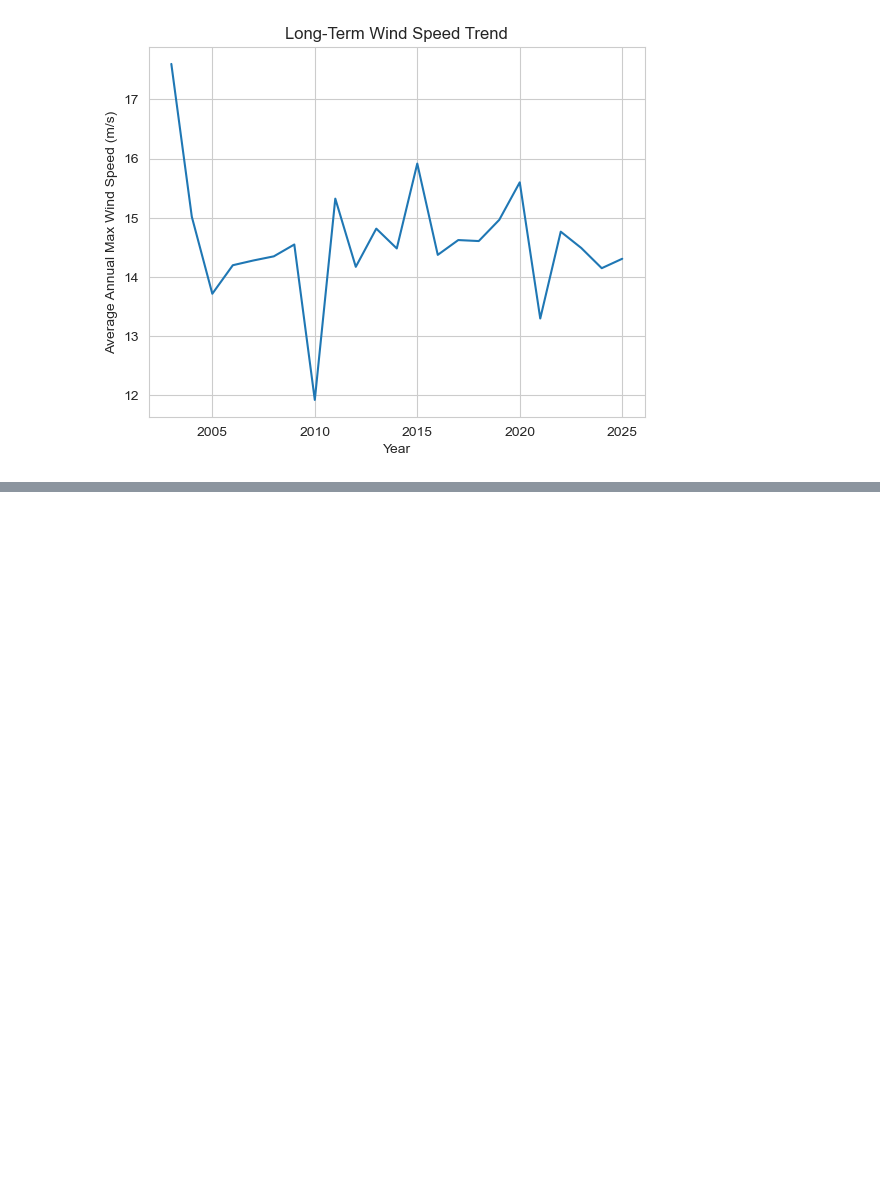
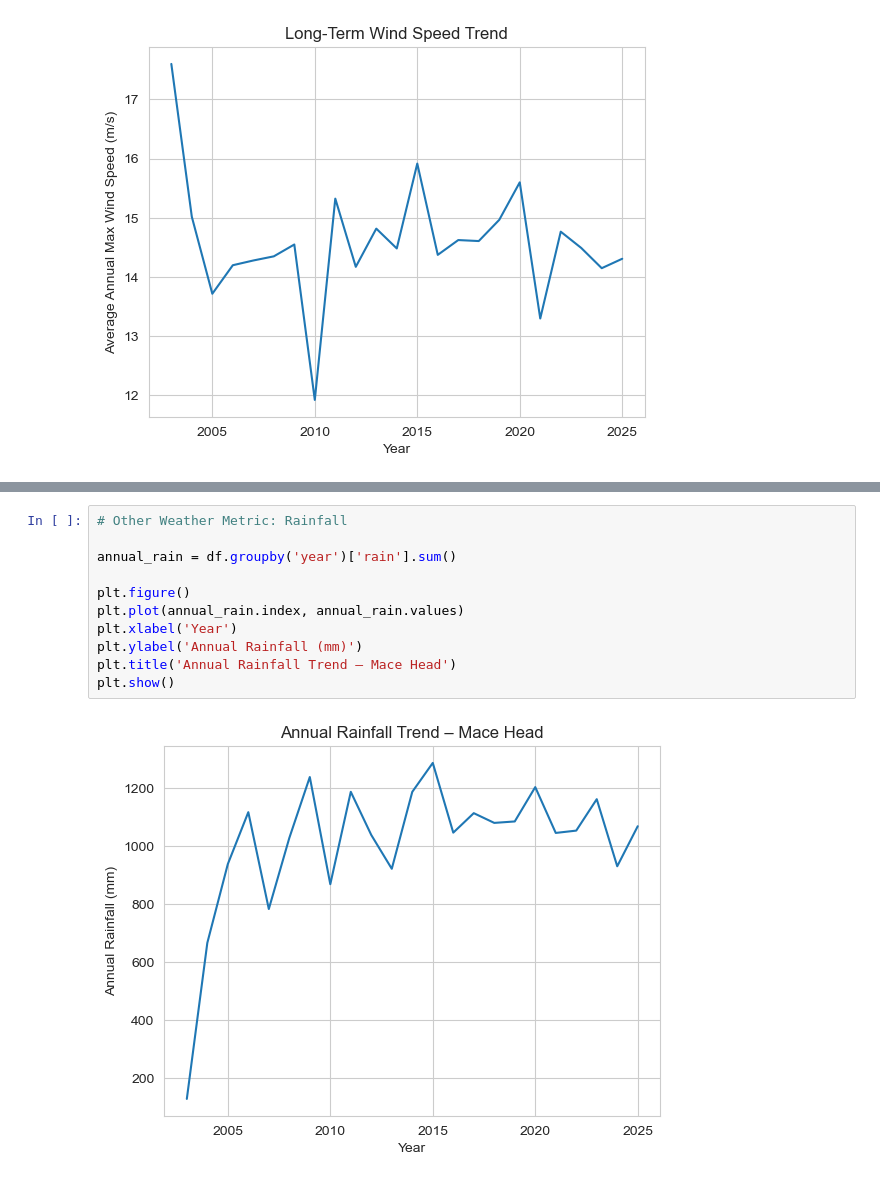
Before and after one commit to HewaOrang/PFDA, a Jupyter notebook: project/project.ipynb, the cells around one changed output, grey strips where cells are left out. Cells and saved outputs as stored; diff of their text form; blank space fills up the shorter version.

```diff
--- a/project/project.ipynb
+++ b/project/project.ipynb
@@ -162,0 +195,13 @@ plt.show()
+# %%
+# Other Weather Metric: Rainfall
+
+annual_rain = df.groupby('year')['rain'].sum()
+
+plt.figure()
+plt.plot(annual_rain.index, annual_rain.values)
+plt.xlabel('Year')
+plt.ylabel('Annual Rainfall (mm)')
+plt.title('Annual Rainfall Trend – Mace Head')
+plt.show()
+# %% [output]
+[figure, added]
```
Also changed, not shown: parts of 2 cells of this notebook, 1 other file.
